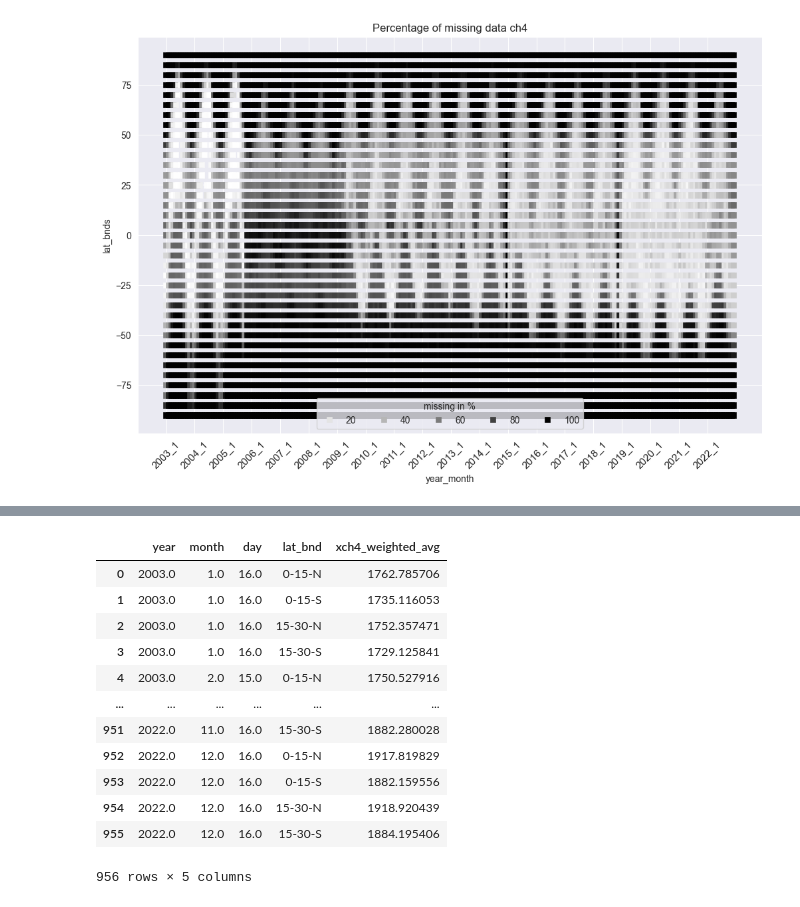
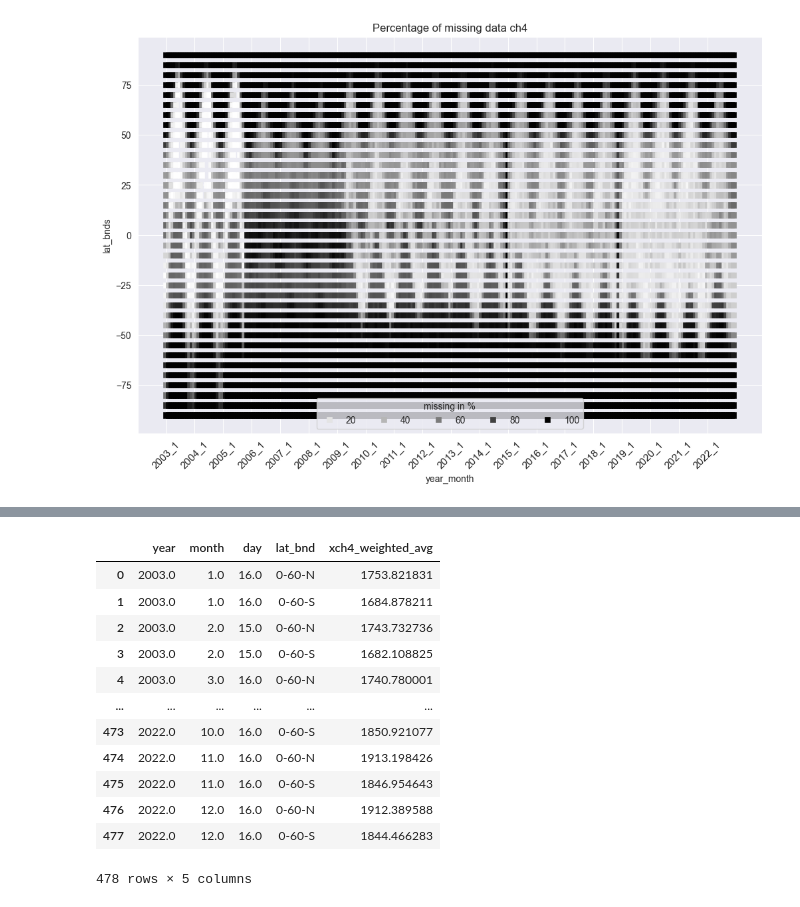
Before and after one commit to climate-resource/EO-vs-CMIP-GHG-forcings-comparison, a Jupyter notebook: tutorials/getting-started_ch4.ipynb, the cells around one changed output, grey strips where cells are left out. Drawn from its saved outputs; the diff is of its cells as text; code cells hidden in the pictures.

```diff
--- a/tutorials/getting-started_ch4.ipynb
+++ b/tutorials/getting-started_ch4.ipynb
@@ -175,38 +175,48 @@ $$
 # %%
 # preprocess data
 if gas == "ch4":
     factor = 1e9
 elif gas == "co2":
     factor = 1e6
 else:
     raise ValueError(f"Unknown {gas=}")
 
 # compute weighted ghg values (approx. geometric distortion of grid cells on sphere)
 df_obs4mips_weighted = compute_weighted_ghg(
-    df_obs4mips, gas=gas, unit_factor=factor
+    df_obs4mips, gas=gas, unit_factor=factor, cmip_data=False, cell_size=5
+)
+df_cmip7_weighted = compute_weighted_ghg(
+    df_cmip7, gas=gas, unit_factor=None, cmip_data=True, cell_size=15
 )
 
 # compute weighted average across latitude bands
 df_obs4mips_weighted_avg = compute_weighted_average_latitude_bands(
     df_obs4mips_weighted, gas=gas
 )
+df_cmip7_weighted_avg = compute_weighted_average_latitude_bands(
+    df_cmip7_weighted, gas=gas
+
+)
 
 df_obs4mips_new_grid = resize_grid(
-    df_obs4mips_weighted_avg, lat_bnds_seq = [0,15,30], gas =gas
+    df_obs4mips_weighted_avg, lat_bnds_seq = [0,60], gas=gas
+)
+df_cmip7_new_grid = resize_grid(
+    df_cmip7_weighted_avg, lat_bnds_seq =[0,60], gas=gas
 )
 
 df_obs4mips_new_grid
 # %% [output]
 |  | year | month | day | lat_bnd | xch4_weighted_avg |
-| 0 | 2003.0 | 1.0 | 16.0 | 0-15-N | 1762.785706 |
-| 1 | 2003.0 | 1.0 | 16.0 | 0-15-S | 1735.116053 |
-| 2 | 2003.0 | 1.0 | 16.0 | 15-30-N | 1752.357471 |
-| 3 | 2003.0 | 1.0 | 16.0 | 15-30-S | 1729.125841 |
-| 4 | 2003.0 | 2.0 | 15.0 | 0-15-N | 1750.527916 |
+| 0 | 2003.0 | 1.0 | 16.0 | 0-60-N | 1753.821831 |
+| 1 | 2003.0 | 1.0 | 16.0 | 0-60-S | 1684.878211 |
+| 2 | 2003.0 | 2.0 | 15.0 | 0-60-N | 1743.732736 |
+| 3 | 2003.0 | 2.0 | 15.0 | 0-60-S | 1682.108825 |
+| 4 | 2003.0 | 3.0 | 16.0 | 0-60-N | 1740.780001 |
 | ... | ... | ... | ... | ... | ... |
-| 951 | 2022.0 | 11.0 | 16.0 | 15-30-S | 1882.280028 |
-| 952 | 2022.0 | 12.0 | 16.0 | 0-15-N | 1917.819829 |
-| 953 | 2022.0 | 12.0 | 16.0 | 0-15-S | 1882.159556 |
-| 954 | 2022.0 | 12.0 | 16.0 | 15-30-N | 1918.920439 |
-| 955 | 2022.0 | 12.0 | 16.0 | 15-30-S | 1884.195406 |
+| 473 | 2022.0 | 10.0 | 16.0 | 0-60-S | 1850.921077 |
+| 474 | 2022.0 | 11.0 | 16.0 | 0-60-N | 1913.198426 |
+| 475 | 2022.0 | 11.0 | 16.0 | 0-60-S | 1846.954643 |
+| 476 | 2022.0 | 12.0 | 16.0 | 0-60-N | 1912.389588 |
+| 477 | 2022.0 | 12.0 | 16.0 | 0-60-S | 1844.466283 |
-956 rows × 5 columns
+478 rows × 5 columns
```
Also changed, not shown: parts of 2 cells of this notebook, 3 other files.
